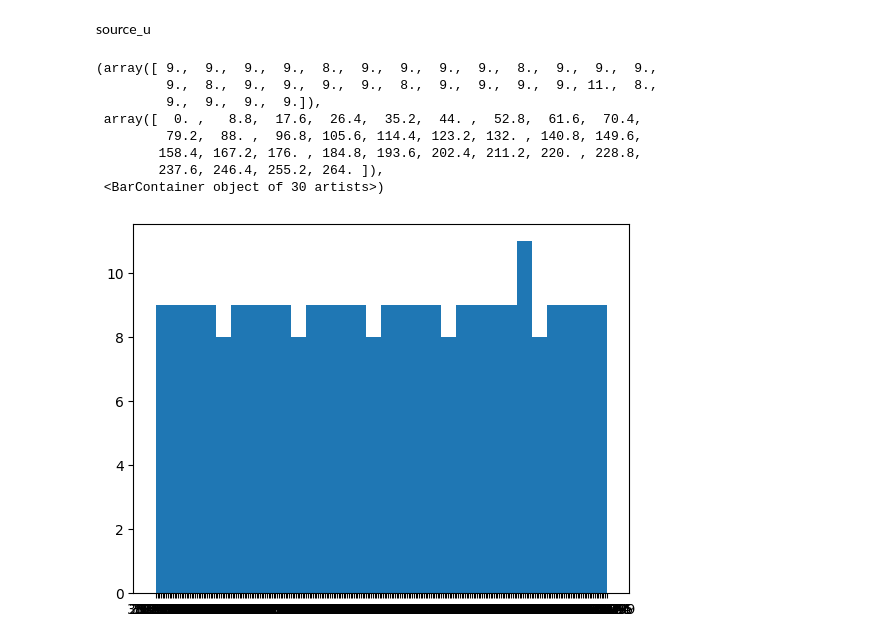
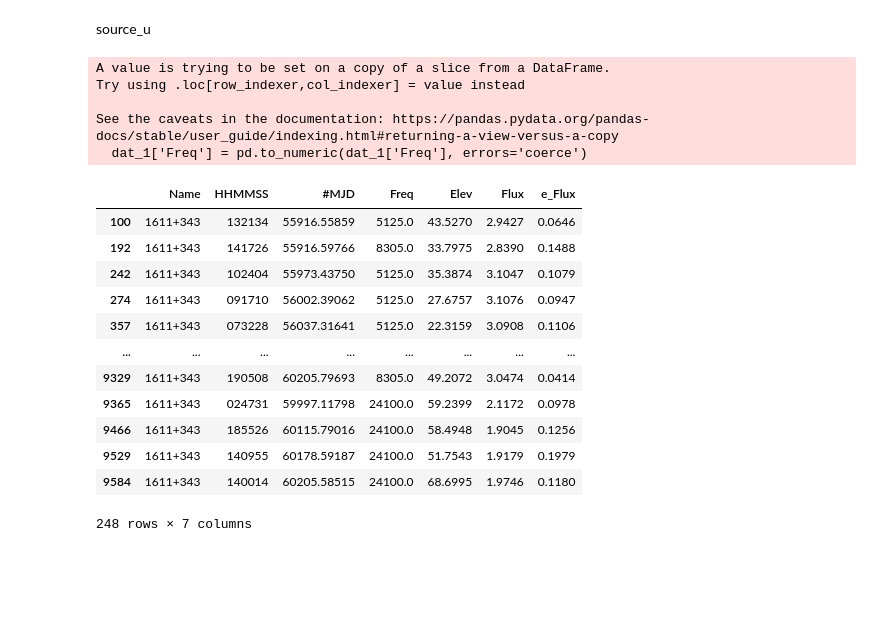
Before and after one commit to Rupal-Giri/Impfiles, a Jupyter notebook: new_data.ipynb, the cells around one changed output. Drawn from its saved outputs; the diff is of its cells as text; code cells hidden in the pictures; blank space fills up the shorter version.

```diff
--- a/new_data.ipynb
+++ b/new_data.ipynb
@@ -184,16 +192,28 @@ See the caveats in the documentation: https://pandas.pydata.org/pandas-docs/stab
 # %% [markdown]
 source_u
 # %%
-dat_1 = get_source_data(data,source_u[1])
+dat_1 = get_source_data(data,'1611+343')
+dat_1['Freq'] = pd.to_numeric(dat_1['Freq'], errors='coerce')
+dat_1_5 = dat_1[(dat_1['Freq'] >= 4000) & (dat_1['Freq'] <= 6000)]
+dat_1_8 = dat_1[(dat_1['Freq'] >= 7000) & (dat_1['Freq'] <= 9000)]
+dat_1_20 = dat_1[(dat_1['Freq'] >= 15000) & (dat_1['Freq'] <= 30000)]
 dat_1
-plt.hist(dat_1['Flux'],bins=30)
 # %% [output]
-(array([ 9.,  9.,  9.,  9.,  8.,  9.,  9.,  9.,  9.,  8.,  9.,  9.,  9.,
-         9.,  8.,  9.,  9.,  9.,  9.,  8.,  9.,  9.,  9.,  9., 11.,  8.,
-         9.,  9.,  9.,  9.]),
- array([  0. ,   8.8,  17.6,  26.4,  35.2,  44. ,  52.8,  61.6,  70.4,
-         79.2,  88. ,  96.8, 105.6, 114.4, 123.2, 132. , 140.8, 149.6,
-        158.4, 167.2, 176. , 184.8, 193.6, 202.4, 211.2, 220. , 228.8,
-        237.6, 246.4, 255.2, 264. ]),
- <BarContainer object of 30 artists>)
+A value is trying to be set on a copy of a slice from a DataFrame.
+Try using .loc[row_indexer,col_indexer] = value instead
+
+See the caveats in the documentation: https://pandas.pydata.org/pandas-docs/stable/user_guide/indexing.html#returning-a-view-versus-a-copy
+  dat_1['Freq'] = pd.to_numeric(dat_1['Freq'], errors='coerce')
-[figure, removed]
+|  | Name | HHMMSS | #MJD | Freq | Elev | Flux | e_Flux |
+| 100 | 1611+343 | 132134 | 55916.55859 | 5125.0 | 43.5270 | 2.9427 | 0.0646 |
+| 192 | 1611+343 | 141726 | 55916.59766 | 8305.0 | 33.7975 | 2.8390 | 0.1488 |
+| 242 | 1611+343 | 102404 | 55973.43750 | 5125.0 | 35.3874 | 3.1047 | 0.1079 |
+| 274 | 1611+343 | 091710 | 56002.39062 | 5125.0 | 27.6757 | 3.1076 | 0.0947 |
+| 357 | 1611+343 | 073228 | 56037.31641 | 5125.0 | 22.3159 | 3.0908 | 0.1106 |
+| ... | ... | ... | ... | ... | ... | ... | ... |
+| 9329 | 1611+343 | 190508 | 60205.79693 | 8305.0 | 49.2072 | 3.0474 | 0.0414 |
+| 9365 | 1611+343 | 024731 | 59997.11798 | 24100.0 | 59.2399 | 2.1172 | 0.0978 |
+| 9466 | 1611+343 | 185526 | 60115.79016 | 24100.0 | 58.4948 | 1.9045 | 0.1256 |
+| 9529 | 1611+343 | 140955 | 60178.59187 | 24100.0 | 51.7543 | 1.9179 | 0.1979 |
+| 9584 | 1611+343 | 140014 | 60205.58515 | 24100.0 | 68.6995 | 1.9746 | 0.1180 |
+248 rows × 7 columns
```
Also changed, not shown: parts of 10 cells of this notebook.
